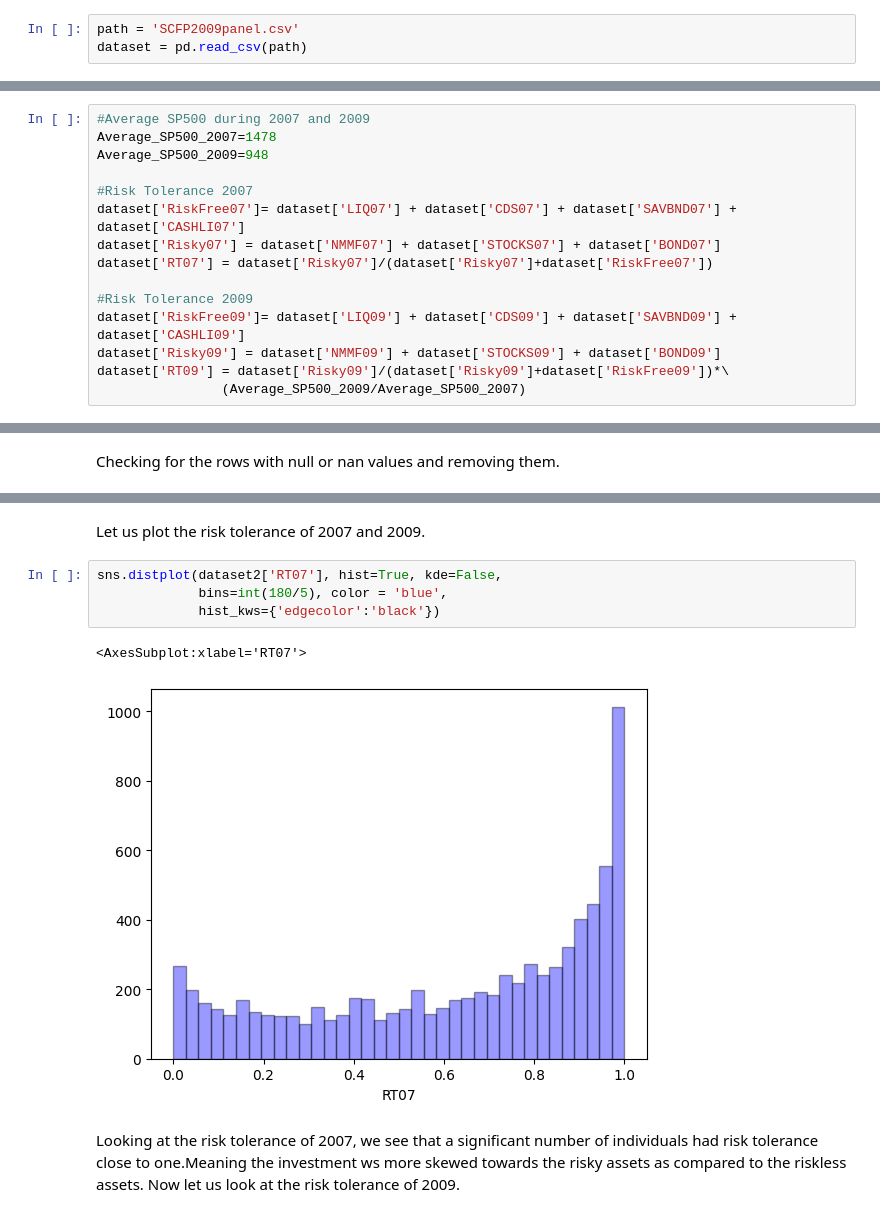
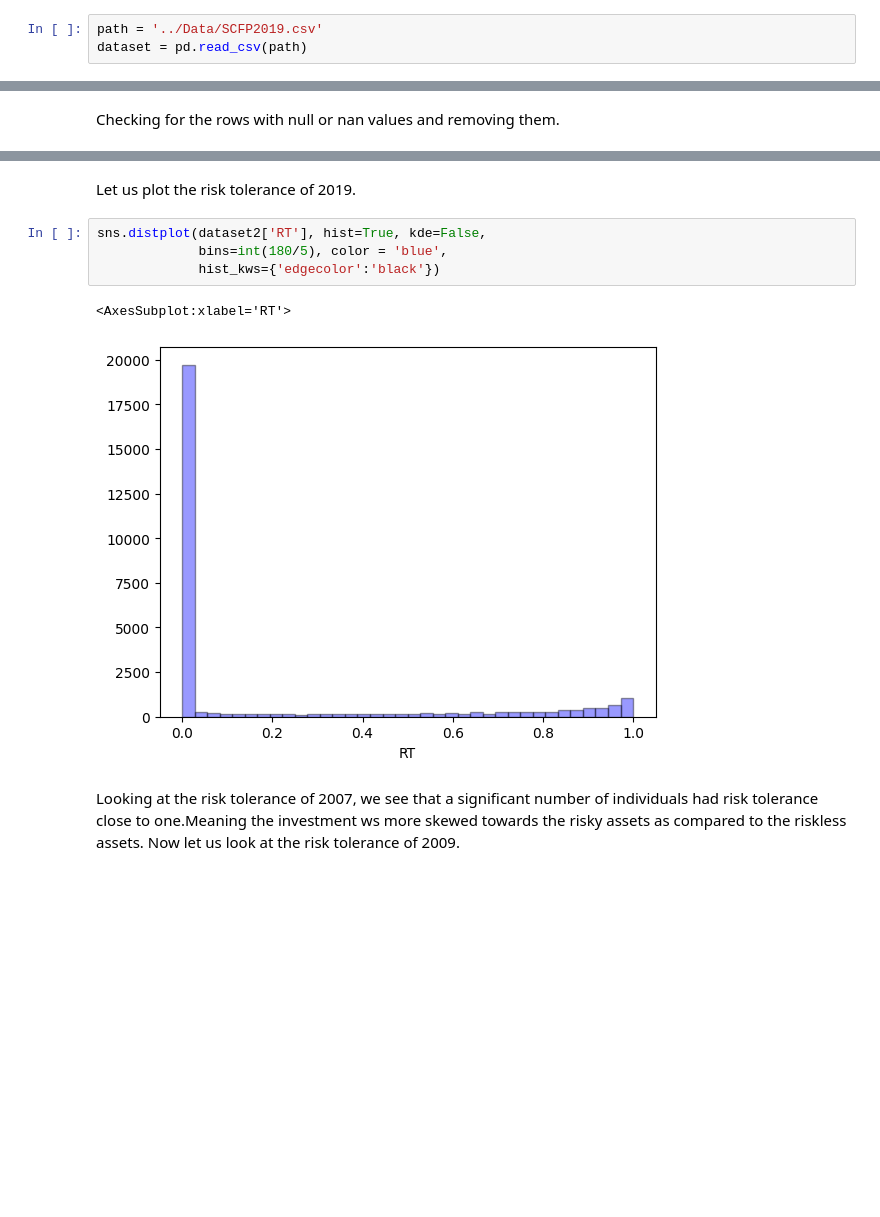
Before and after one commit to Xryrapier/eficient_frontier, a Jupyter notebook: InvestorRiskToleranceAndRoboAdvisor.ipynb, the cells around one changed output, grey strips where cells are left out. Cells and saved outputs as stored; diff of their text form; blank space fills up the shorter version.

```diff
--- a/InvestorRiskToleranceAndRoboAdvisor.ipynb
+++ b/InvestorRiskToleranceAndRoboAdvisor.ipynb
@@ -83,7 +84,7 @@ from pickle import load
 <a id='1.2'></a>
 ## 2.2. Loading the Data
 # %%
-path = 'SCFP2009panel.csv'
+path = '../Data/SCFP2019.csv'
 dataset = pd.read_csv(path)
 # %%
 #Diable the warnings
@@ -135,15 +127,0 @@ dataset.head()
-# %%
-#Average SP500 during 2007 and 2009
-Average_SP500_2007=1478
-Average_SP500_2009=948
-
-#Risk Tolerance 2007
-dataset['RiskFree07']= dataset['LIQ07'] + dataset['CDS07'] + dataset['SAVBND07'] + dataset['CASHLI07']
-dataset['Risky07'] = dataset['NMMF07'] + dataset['STOCKS07'] + dataset['BOND07']
-dataset['RT07'] = dataset['Risky07']/(dataset['Risky07']+dataset['RiskFree07'])
-
-#Risk Tolerance 2009
-dataset['RiskFree09']= dataset['LIQ09'] + dataset['CDS09'] + dataset['SAVBND09'] + dataset['CASHLI09']
-dataset['Risky09'] = dataset['NMMF09'] + dataset['STOCKS09'] + dataset['BOND09']
-dataset['RT09'] = dataset['Risky09']/(dataset['Risky09']+dataset['RiskFree09'])*\
-                (Average_SP500_2009/Average_SP500_2007)
@@ -180,13 +165,13 @@ print('Null Values =',dataset2.isnull().values.any())
 # %% [output]
 Null Values = False
 # %% [markdown]
-Let us plot the risk tolerance of 2007 and 2009.
+Let us plot the risk tolerance of 2019.
 # %%
-sns.distplot(dataset2['RT07'], hist=True, kde=False,
+sns.distplot(dataset2['RT'], hist=True, kde=False,
              bins=int(180/5), color = 'blue',
              hist_kws={'edgecolor':'black'})
 # %% [output]
-<AxesSubplot:xlabel='RT07'>
+<AxesSubplot:xlabel='RT'>
-[figure, old version]
+[figure, new version]
 # %% [markdown]
 Looking at the risk tolerance of 2007, we see that a significant number of individuals had risk tolerance close to one.Meaning the investment ws more skewed towards the risky assets as compared to the riskless assets. Now let us look at the risk tolerance of 2009.
```
Also changed, not shown: parts of 23 cells of this notebook, 1 other file.
